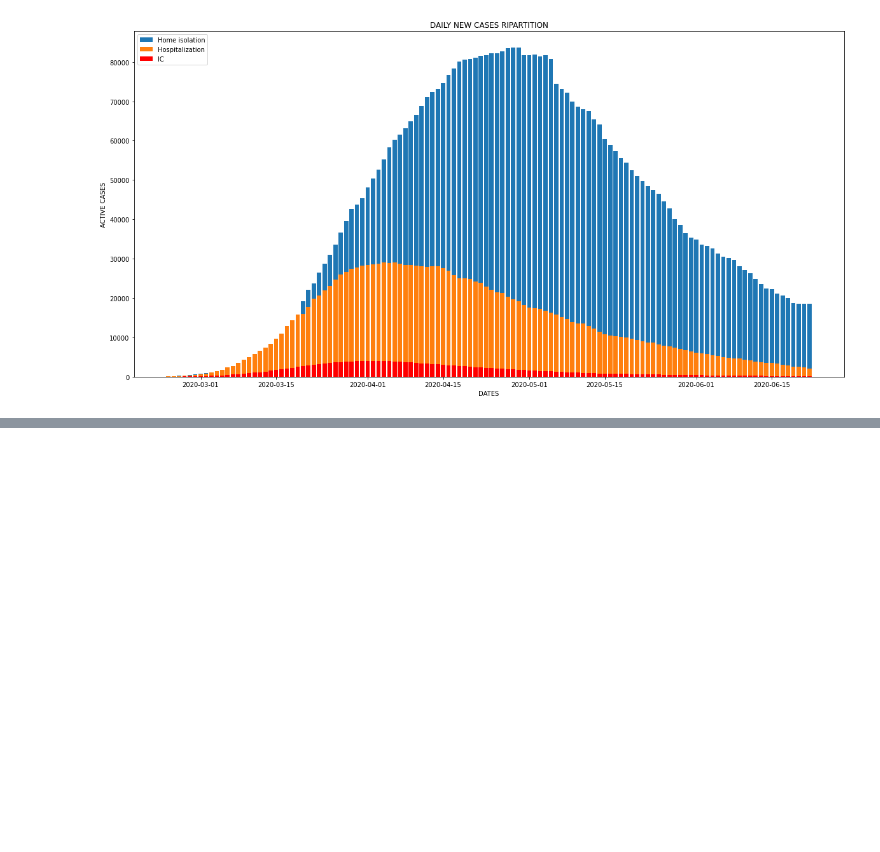
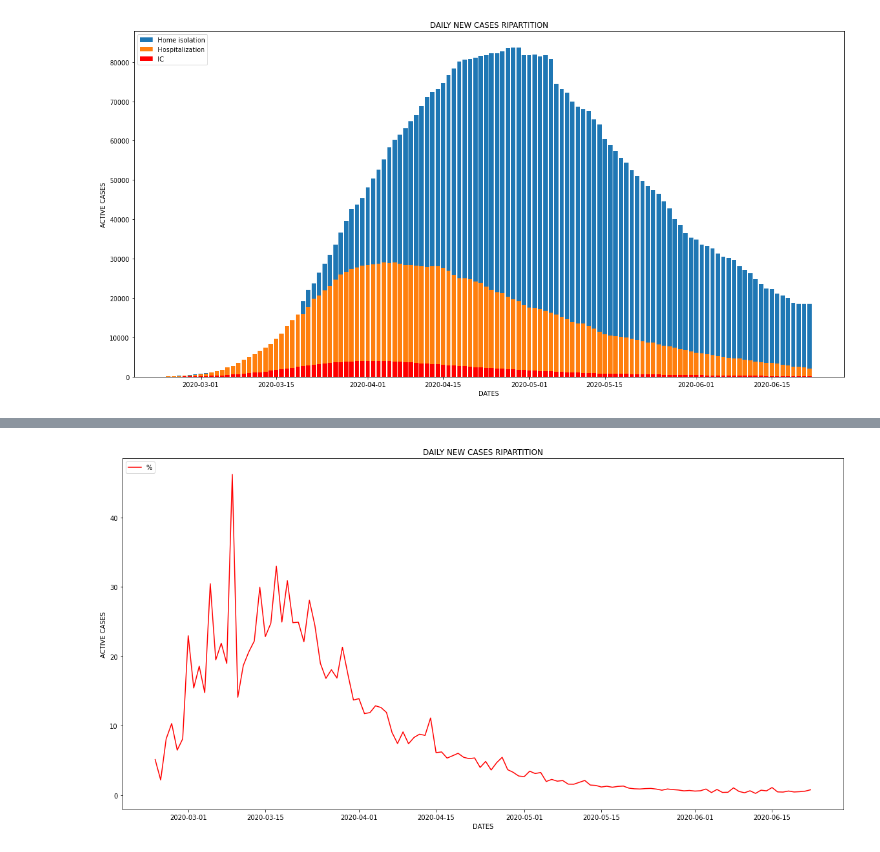
Before and after one commit to pisalore/AAGM_exam, a Jupyter notebook: pandas_exam.ipynb, the cells around one changed output, grey strips where cells are left out. Cells and saved outputs as stored; diff of their text form; code cells hidden in the pictures; blank space fills up the shorter version.

Commit message:
added new cases to swabs ratio plot

```diff
--- a/pandas_exam.ipynb
+++ b/pandas_exam.ipynb
@@ -146,14 +147,20 @@ in the following, a graph that summarizes the national
 health data is presented, focusing on the active cases in the time, dividing
 them by home isolation, hospitalization and intensive care.
 # %%
-home_isolation, hospitalization, ic = [], [], []
+home_isolation, hospitalization, ic, swabs, new_cases_to_swabs = [], [], [], [], []
+previous_swabs = 0
 for date_group in dF_regions.groupby(['data']):
-            home_isolation.append(date_group[1]['isolamento_domiciliare'].sum()),\
-            hospitalization.append(date_group[1]['ricoverati_con_sintomi'].sum()), \
-            ic.append(date_group[1]['terapia_intensiva'].sum())
+    home_isolation.append(date_group[1]['isolamento_domiciliare'].sum()),\
+    hospitalization.append(date_group[1]['ricoverati_con_sintomi'].sum()), \
+    ic.append(date_group[1]['terapia_intensiva'].sum())
+    s_tot = date_group[1]['tamponi'].sum()
+    s = s_tot - previous_swabs
+    previous_swabs = s_tot
+    swabs.append(s)
+    new_cases_to_swabs.append(date_group[1]['nuovi_positivi'].sum() / s * 100)
 
 fig3, ax3 = plt.subplots(figsize = (20, 10))
-ax3.set(xlabel='DATES', YLABEL='ACTIVE CASES',title='DAILY NEW CASES RIPARTITION')
+ax3.set(xlabel='DATES', ylabel='ACTIVE CASES',title='DAILY NEW CASES RIPARTITION')
 ax3.bar(x_dates, home_isolation, label='Home isolation')
 ax3.bar(x_dates, hospitalization, label='Hospitalization')
 ax3.bar(x_dates, ic, label='IC', color='red')
@@ -163,0 +176,8 @@ plt.show()
+# %%
+fig4, ax4 = plt.subplots(figsize = (20, 10))
+ax4.set(xlabel='DATES', ylabel='ACTIVE CASES',title='DAILY NEW CASES RIPARTITION')
+plt.plot(x_dates, new_cases_to_swabs, label='%', color="red")
+plt.legend(loc="upper left")
+plt.show()
+# %% [output]
+[figure, added]
```
Also changed, not shown: parts of 5 cells of this notebook.
